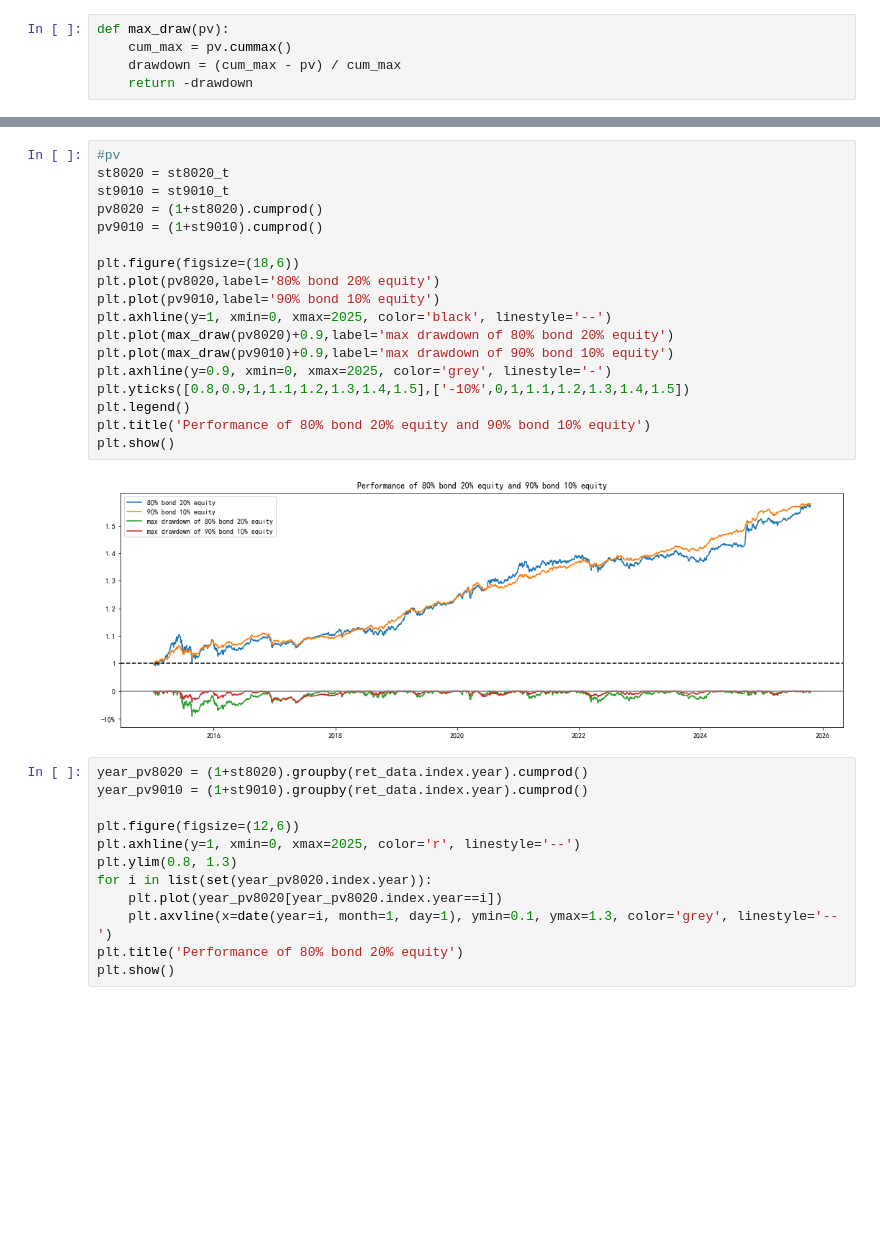
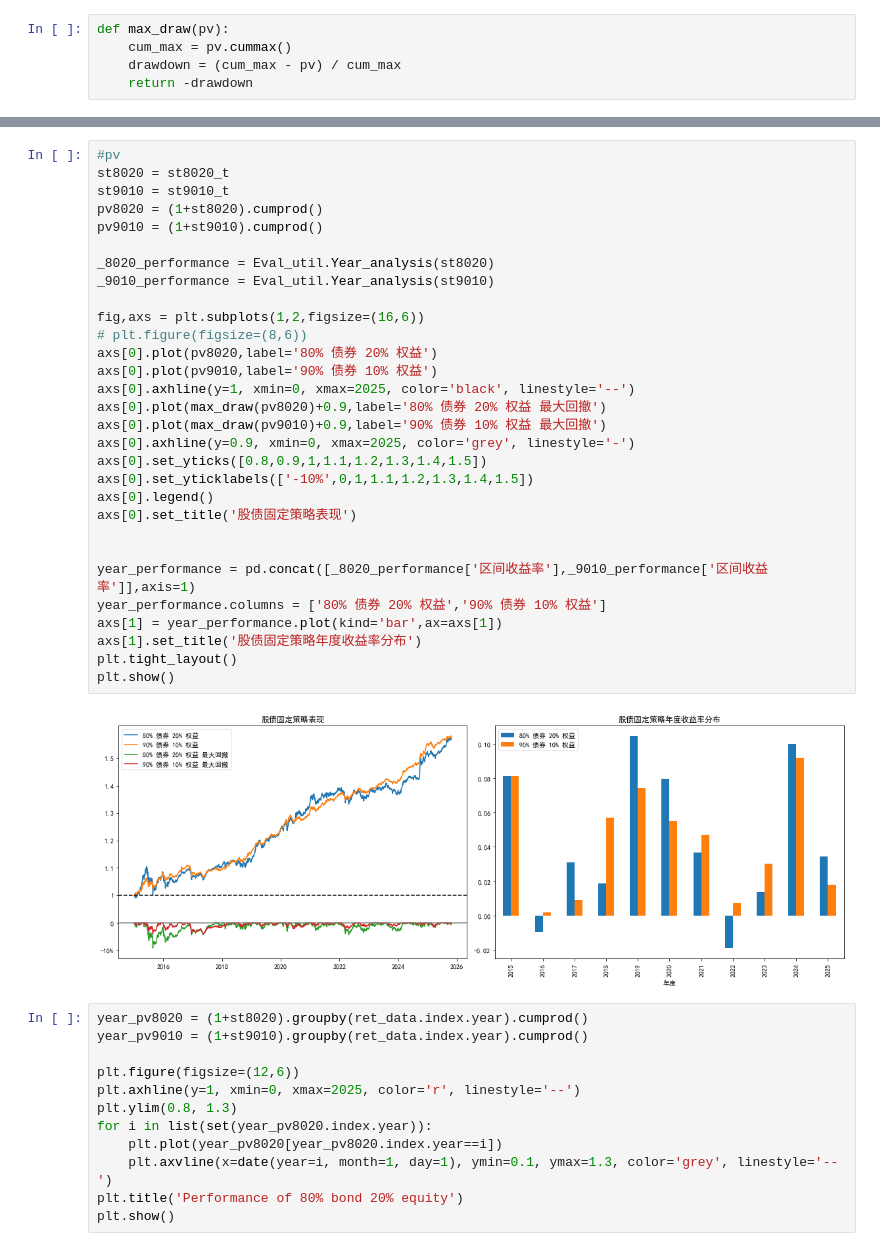
Before and after one commit to nurhachar-sibei/-----, a Jupyter notebook: 低利率时代投资研究.ipynb, the cells around one changed output, grey strips where cells are left out. Drawn from its saved outputs; the diff is of its cells as text; blank space fills up the shorter version.

```diff
--- a/低利率时代投资研究.ipynb
+++ b/低利率时代投资研究.ipynb
@@ -91,23 +136,35 @@ def max_draw(pv):
 # %%
 #pv
 st8020 = st8020_t
 st9010 = st9010_t
 pv8020 = (1+st8020).cumprod()
 pv9010 = (1+st9010).cumprod()
 
-plt.figure(figsize=(18,6))
-plt.plot(pv8020,label='80% bond 20% equity')
-plt.plot(pv9010,label='90% bond 10% equity')
-plt.axhline(y=1, xmin=0, xmax=2025, color='black', linestyle='--')
-plt.plot(max_draw(pv8020)+0.9,label='max drawdown of 80% bond 20% equity')
-plt.plot(max_draw(pv9010)+0.9,label='max drawdown of 90% bond 10% equity')
-plt.axhline(y=0.9, xmin=0, xmax=2025, color='grey', linestyle='-')
-plt.yticks([0.8,0.9,1,1.1,1.2,1.3,1.4,1.5],['-10%',0,1,1.1,1.2,1.3,1.4,1.5])
-plt.legend()
-plt.title('Performance of 80% bond 20% equity and 90% bond 10% equity')
+_8020_performance = Eval_util.Year_analysis(st8020)
+_9010_performance = Eval_util.Year_analysis(st9010)
+
+fig,axs = plt.subplots(1,2,figsize=(16,6))
+# plt.figure(figsize=(8,6))
+axs[0].plot(pv8020,label='80% 债券 20% 权益')
+axs[0].plot(pv9010,label='90% 债券 10% 权益')
+axs[0].axhline(y=1, xmin=0, xmax=2025, color='black', linestyle='--')
+axs[0].plot(max_draw(pv8020)+0.9,label='80% 债券 20% 权益 最大回撤')
+axs[0].plot(max_draw(pv9010)+0.9,label='90% 债券 10% 权益 最大回撤')
+axs[0].axhline(y=0.9, xmin=0, xmax=2025, color='grey', linestyle='-')
+axs[0].set_yticks([0.8,0.9,1,1.1,1.2,1.3,1.4,1.5])
+axs[0].set_yticklabels(['-10%',0,1,1.1,1.2,1.3,1.4,1.5])
+axs[0].legend()
+axs[0].set_title('股债固定策略表现')
+
+
+year_performance = pd.concat([_8020_performance['区间收益率'],_9010_performance['区间收益率']],axis=1)
+year_performance.columns = ['80% 债券 20% 权益','90% 债券 10% 权益']
+axs[1] = year_performance.plot(kind='bar',ax=axs[1])
+axs[1].set_title('股债固定策略年度收益率分布')
+plt.tight_layout()
 plt.show()
 # %% [output]
-[figure, old version]
+[figure, new version]
 # %%
 year_pv8020 = (1+st8020).groupby(ret_data.index.year).cumprod()
 year_pv9010 = (1+st9010).groupby(ret_data.index.year).cumprod()
```
Also changed, not shown: parts of 22 cells of this notebook, 6 other files.
